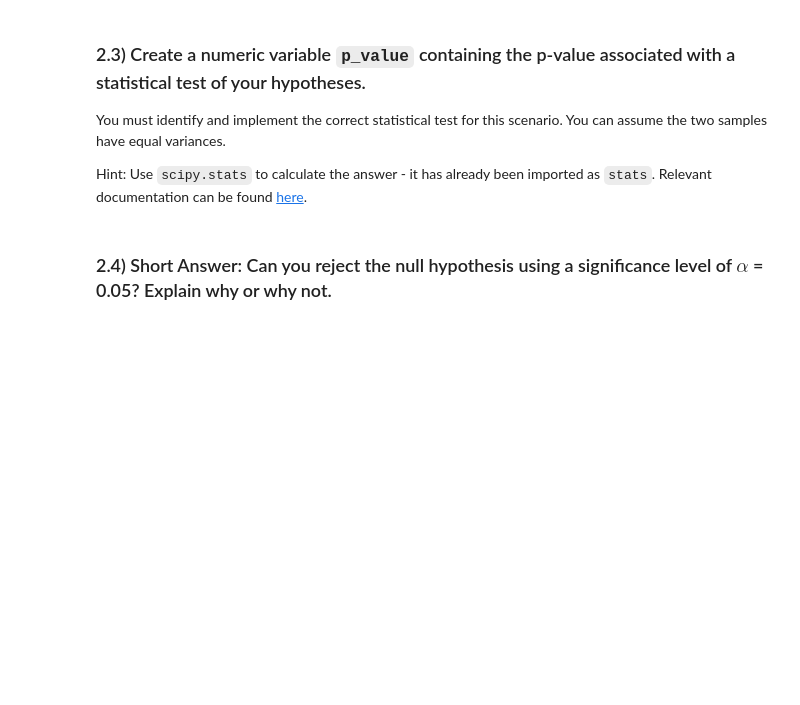
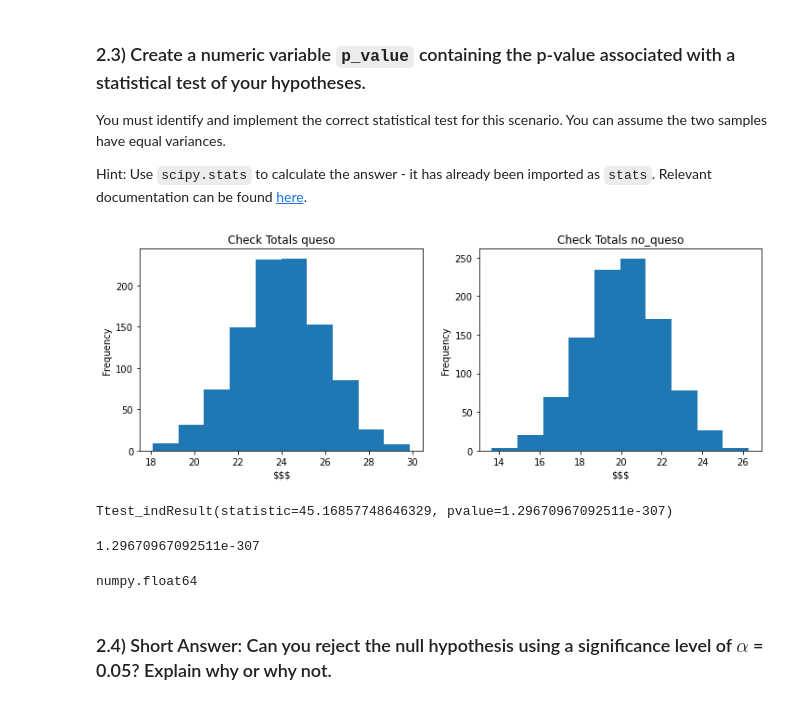
Before and after one commit to flatiron-school/ntl01-dtsc-live-103122, a Jupyter notebook: 2Phase/Code_Challenge/index.ipynb, the cells around one changed output. Drawn from its saved outputs; the diff is of its cells as text; code cells hidden in the pictures; blank space fills up the shorter version.

```diff
--- a/2Phase/Code_Challenge/index.ipynb
+++ b/2Phase/Code_Challenge/index.ipynb
@@ -142,3 +165,31 @@ Hint: Use `scipy.stats` to calculate the answer - it has already been imported a
+# %%
+# Plotting histograms for acceleration for both queso and no_queso
+fig, (ax1, ax2) = plt.subplots(1, 2, figsize=(12, 4))
+
+ax1.set_title('Check Totals queso')
+ax1.set_xlabel('$$$')
+ax1.set_ylabel('Frequency')
+ax1.hist(queso)
+
+ax2.set_title('Check Totals no_queso')
+ax2.set_xlabel('$$$')
+ax2.set_ylabel('Frequency')
+ax2.hist(no_queso)
+plt.show()
+# %% [output]
+[figure, added]
+# %%
+stats.ttest_ind(queso, no_queso)
+# %% [output]
+Ttest_indResult(statistic=45.16857748646329, pvalue=1.29670967092511e-307)
+# %%
+stats.ttest_ind(queso, no_queso)[1]
+# %% [output]
+1.29670967092511e-307
+# %%
+type(stats.ttest_ind(queso, no_queso)[1])
+# %% [output]
+numpy.float64
 # %%
 # CodeGrade step2.3
 # Replace None with appropriate code
```
Also changed, not shown: parts of 27 cells of this notebook.
